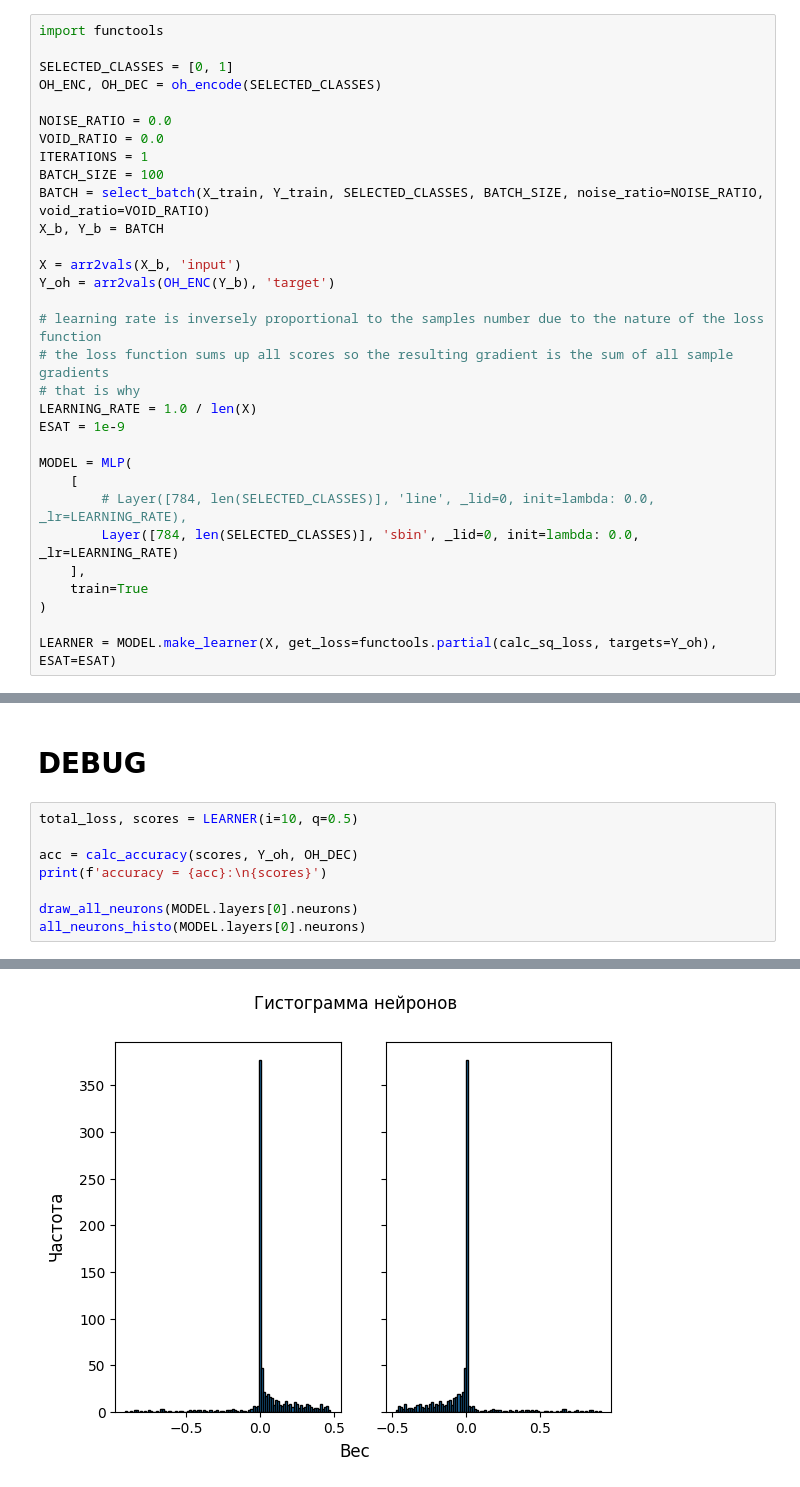
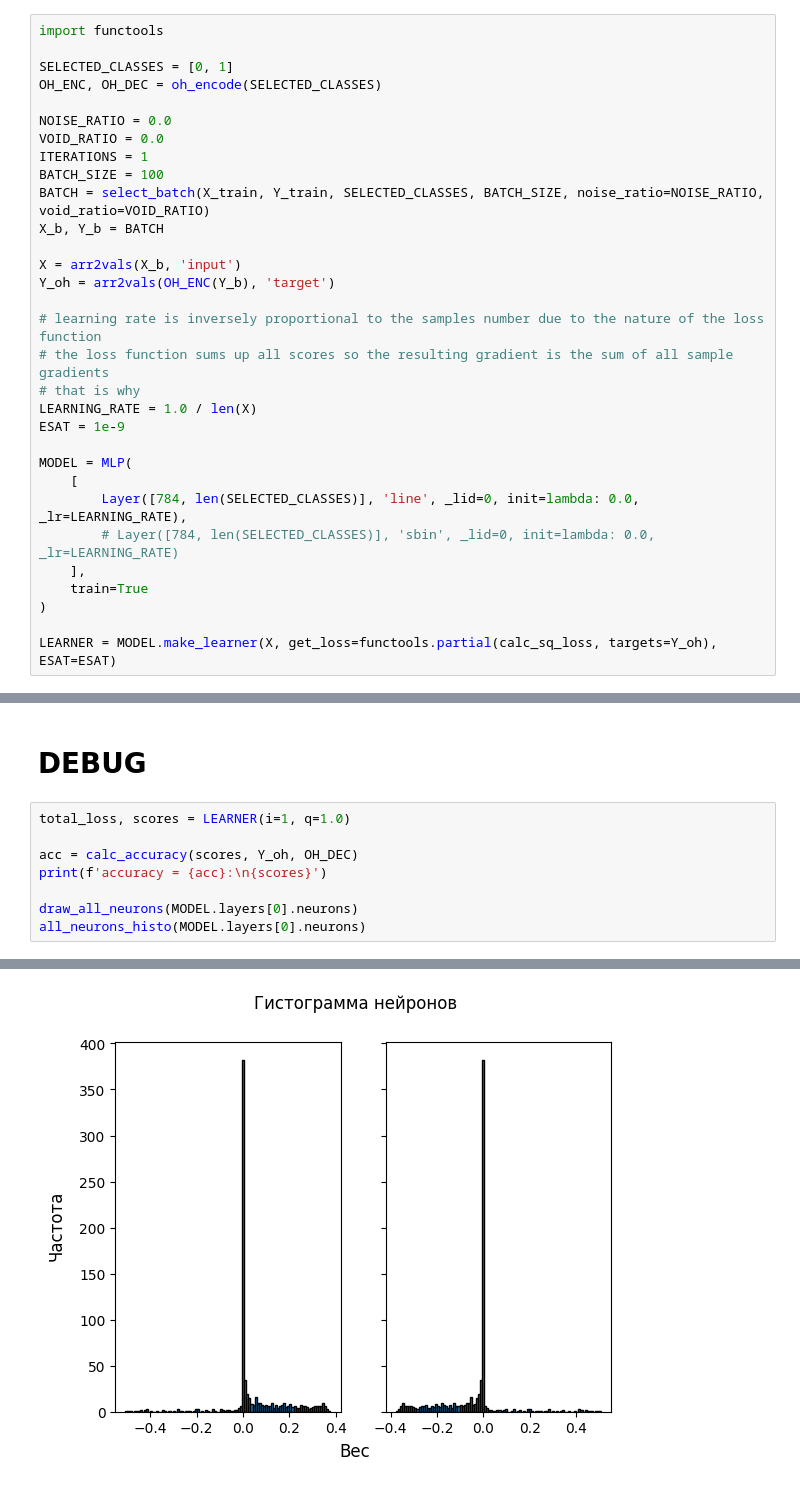
Before and after one commit to AndreyE/micrograd, a Jupyter notebook: mnist.ipynb, the cells around one changed output, grey strips where cells are left out. Drawn from its saved outputs; the diff is of its cells as text.

Commit message:
Figured out why `line` -> [-1, 1] wasn't working

```diff
--- a/mnist.ipynb
+++ b/mnist.ipynb
@@ -180,8 +180,8 @@ ESAT = 1e-9
 
 MODEL = MLP(
     [
-        # Layer([784, len(SELECTED_CLASSES)], 'line', _lid=0, init=lambda: 0.0, _lr=LEARNING_RATE),
-        Layer([784, len(SELECTED_CLASSES)], 'sbin', _lid=0, init=lambda: 0.0, _lr=LEARNING_RATE)
+        Layer([784, len(SELECTED_CLASSES)], 'line', _lid=0, init=lambda: 0.0, _lr=LEARNING_RATE),
+        # Layer([784, len(SELECTED_CLASSES)], 'sbin', _lid=0, init=lambda: 0.0, _lr=LEARNING_RATE)
     ],
     train=True
 )
@@ -205,7 +210,7 @@ accuracy = 0.98:
 # %% [markdown]
 # DEBUG
 # %%
-total_loss, scores = LEARNER(i=10, q=0.5)
+total_loss, scores = LEARNER(i=1, q=1.0)
 
 acc = calc_accuracy(scores, Y_oh, OH_DEC)
 print(f'accuracy = {acc}:\n{scores}')
@@ -229,4 +228,4 @@ accuracy = 1.0:
-[figure, old version]
+[figure, new version]
 # %%
 all_neurons_histo(MODEL.layers[0].neurons, key=lambda p: p.grad)
 # %% [output]
```
Also changed, not shown: parts of 7 cells of this notebook, 1 other file.
